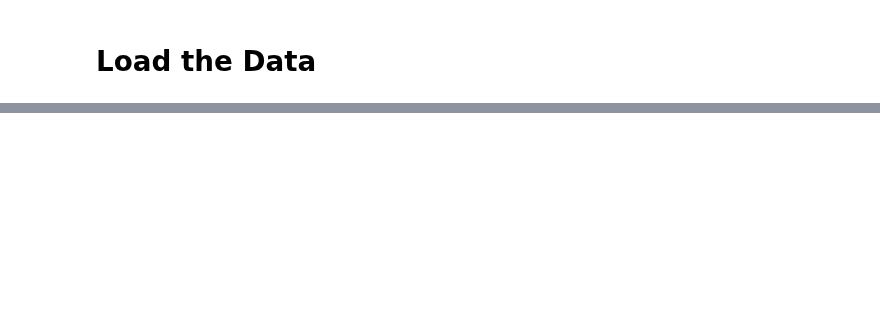
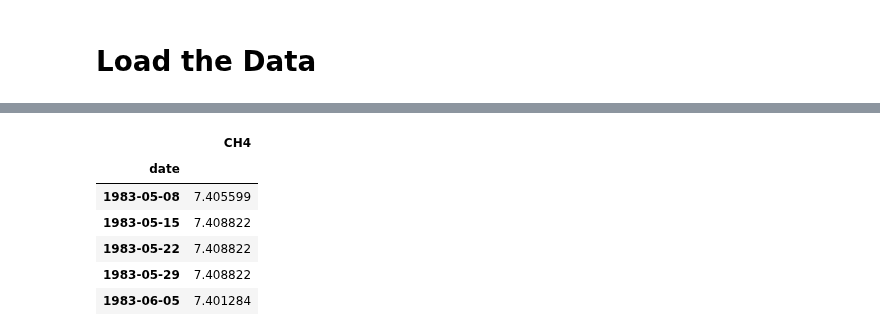
Before and after one commit to apl888/greenhouse-gas-forecasting, a Jupyter notebook: notebooks/6a_ch4_static_forecast.ipynb, the cells around one changed output, grey strips where cells are left out. Cells and saved outputs as stored; diff of their text form; code cells hidden in the pictures; blank space fills up the shorter version.

```diff
--- a/notebooks/6a_ch4_static_forecast.ipynb
+++ b/notebooks/6a_ch4_static_forecast.ipynb
@@ -759,0 +27,17 @@ joblib.dump(CH4_final_model_fit, 'CH4_forecast_model.pkl')
+# %%
+# load the preprocessed train and test data (from ../data/processed/), and explicity set the frequency
+CH4_preprocessed = pd.read_csv(
+    '../data/processed/ch4_preprocessed.csv',
+    parse_dates=['date'],
+    index_col='date'
+)
+
+CH4_preprocessed.index = pd.DatetimeIndex(CH4_preprocessed.index, freq='W-SUN')
+
+CH4_preprocessed_logged = pd.read_csv(
+    '../data/processed/ch4_preprocessed_logged.csv',
+    parse_dates=['date'],
+    index_col='date'
+)
+
+CH4_preprocessed_logged.index = pd.DatetimeIndex(CH4_preprocessed.index, freq='W-SUN')
@@ -759,0 +64,10 @@ joblib.dump(CH4_final_model_fit, 'CH4_forecast_model.pkl')
+# %%
+CH4_preprocessed_logged.head()
+# %% [output]
+|  | CH4 |
+| date |  |
+| 1983-05-08 | 7.405599 |
+| 1983-05-15 | 7.408822 |
+| 1983-05-22 | 7.408822 |
+| 1983-05-29 | 7.408822 |
+| 1983-06-05 | 7.401284 |
```
Also changed, not shown: parts of 68 cells of this notebook, 4 other files.
